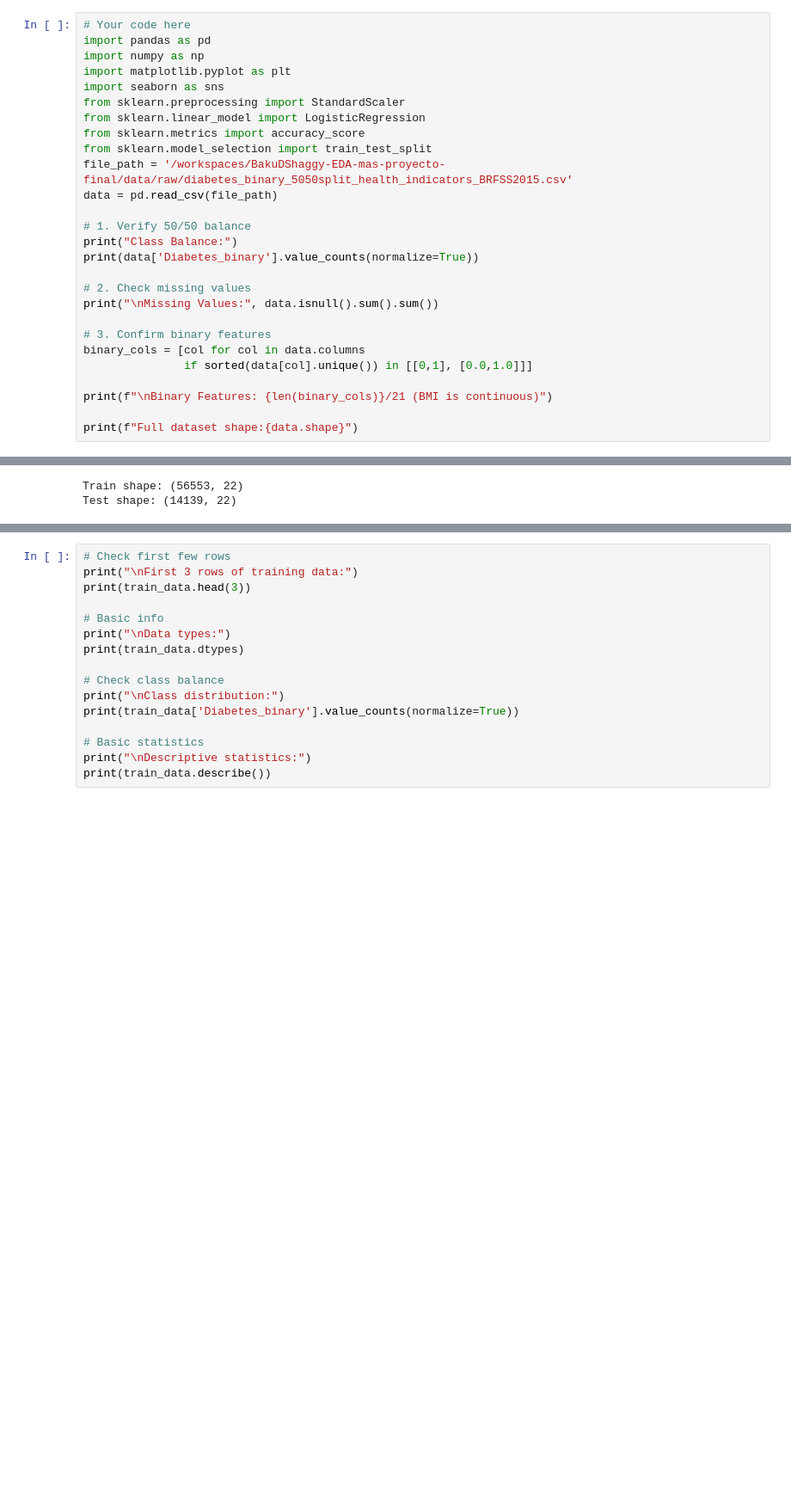
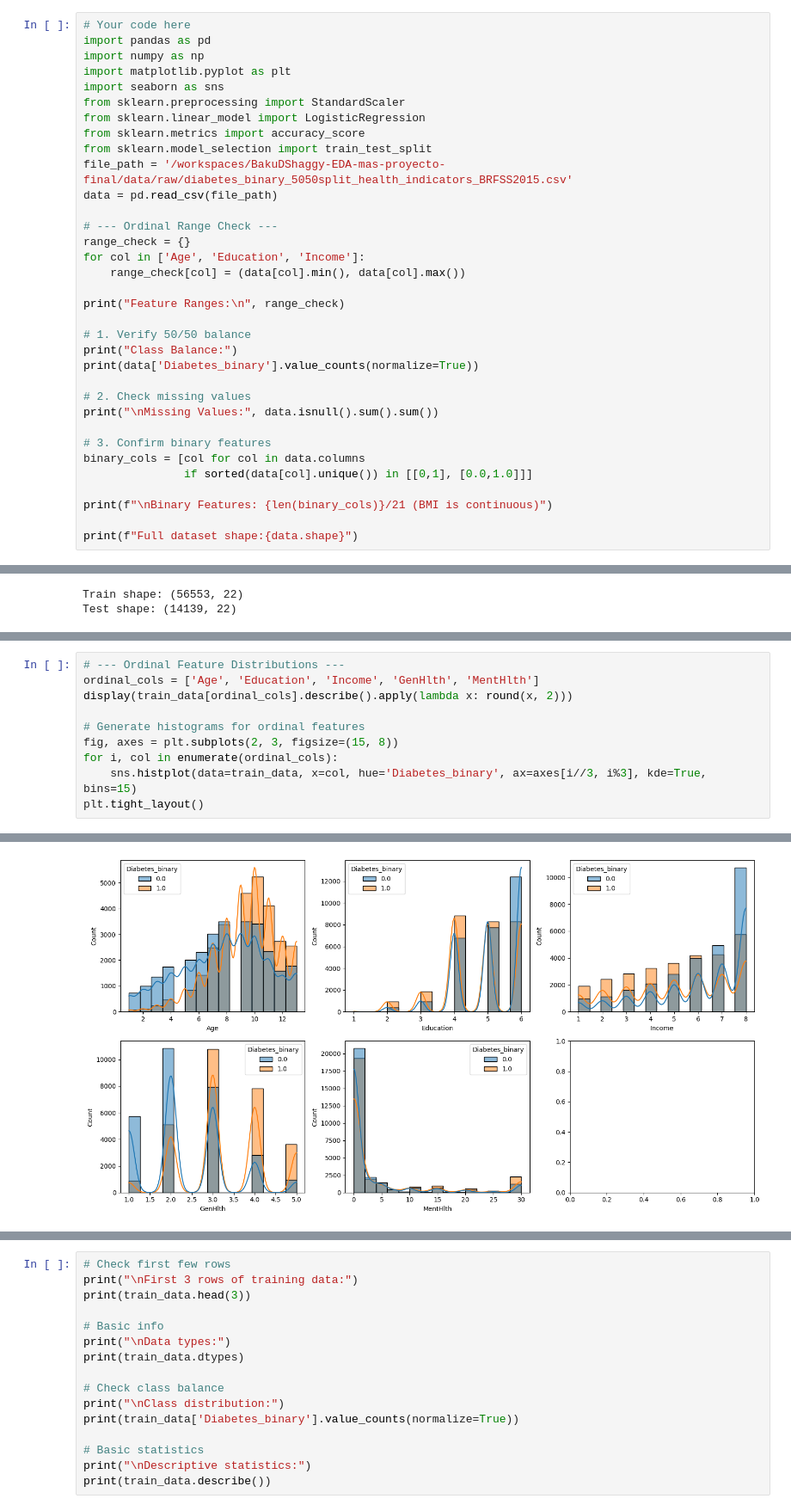
Before and after one commit to 4GeeksAcademy/BakuDShaggy-EDA-mas-proyecto-final, a Jupyter notebook: src/explore.ipynb, the cells around one changed output, grey strips where cells are left out. Shown at 86% size. Saved outputs shown, nothing was run; the diff lists cells and outputs as text; blank space fills up the shorter version.

```diff
--- a/src/explore.ipynb
+++ b/src/explore.ipynb
@@ -17,6 +17,13 @@ from sklearn.metrics import accuracy_score
 from sklearn.model_selection import train_test_split
 file_path = '/workspaces/BakuDShaggy-EDA-mas-proyecto-final/data/raw/diabetes_binary_5050split_health_indicators_BRFSS2015.csv'
 data = pd.read_csv(file_path)
+
+# --- Ordinal Range Check ---
+range_check = {}
+for col in ['Age', 'Education', 'Income']:
+    range_check[col] = (data[col].min(), data[col].max())
+
+print("Feature Ranges:\n", range_check)
 
 # 1. Verify 50/50 balance
 print("Class Balance:")
@@ -76,0 +88,11 @@ Test shape: (14139, 22)
+# %%
+# --- Ordinal Feature Distributions ---
+ordinal_cols = ['Age', 'Education', 'Income', 'GenHlth', 'MentHlth']
+display(train_data[ordinal_cols].describe().apply(lambda x: round(x, 2)))
+
+# Generate histograms for ordinal features
+fig, axes = plt.subplots(2, 3, figsize=(15, 8))
+for i, col in enumerate(ordinal_cols):
+    sns.histplot(data=train_data, x=col, hue='Diabetes_binary', ax=axes[i//3, i%3], kde=True, bins=15)
+plt.tight_layout()
+# %% [output]
@@ -77,3 +108,4 @@ Test shape: (14139, 22)
+[figure, added]
 # %%
 # PhysHlth Binning
 bins = [0, 7, 14, 30]
```
Also changed, not shown: parts of 10 cells of this notebook.
